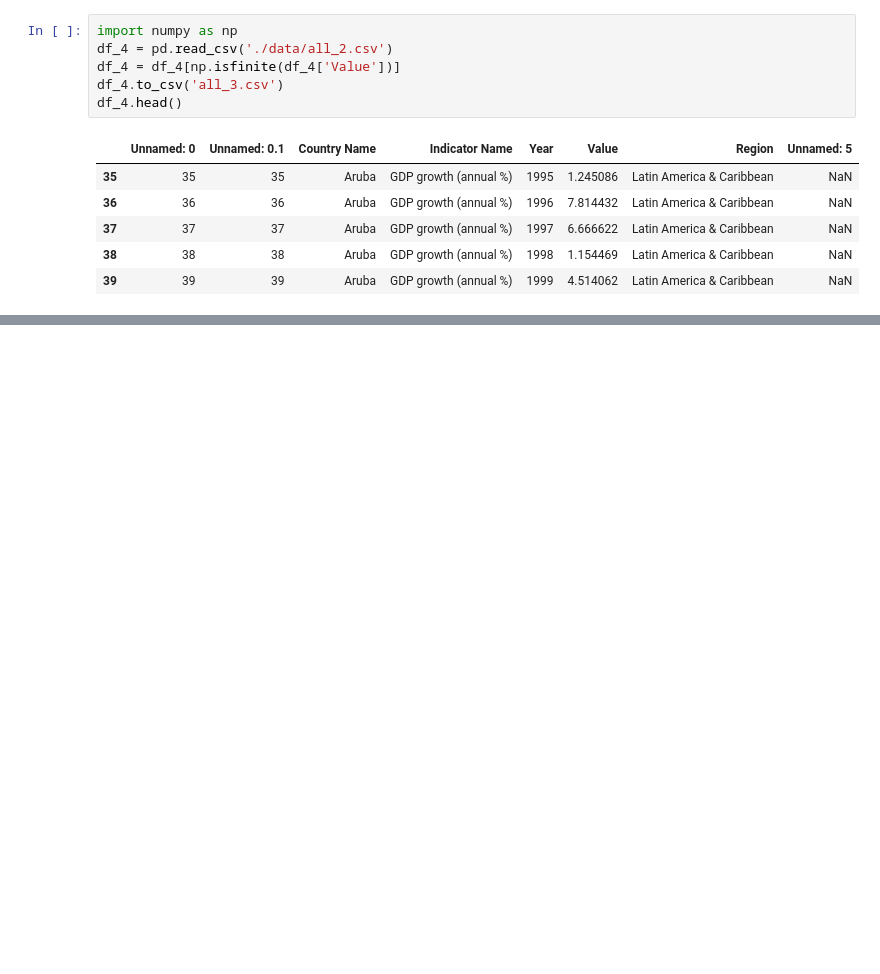
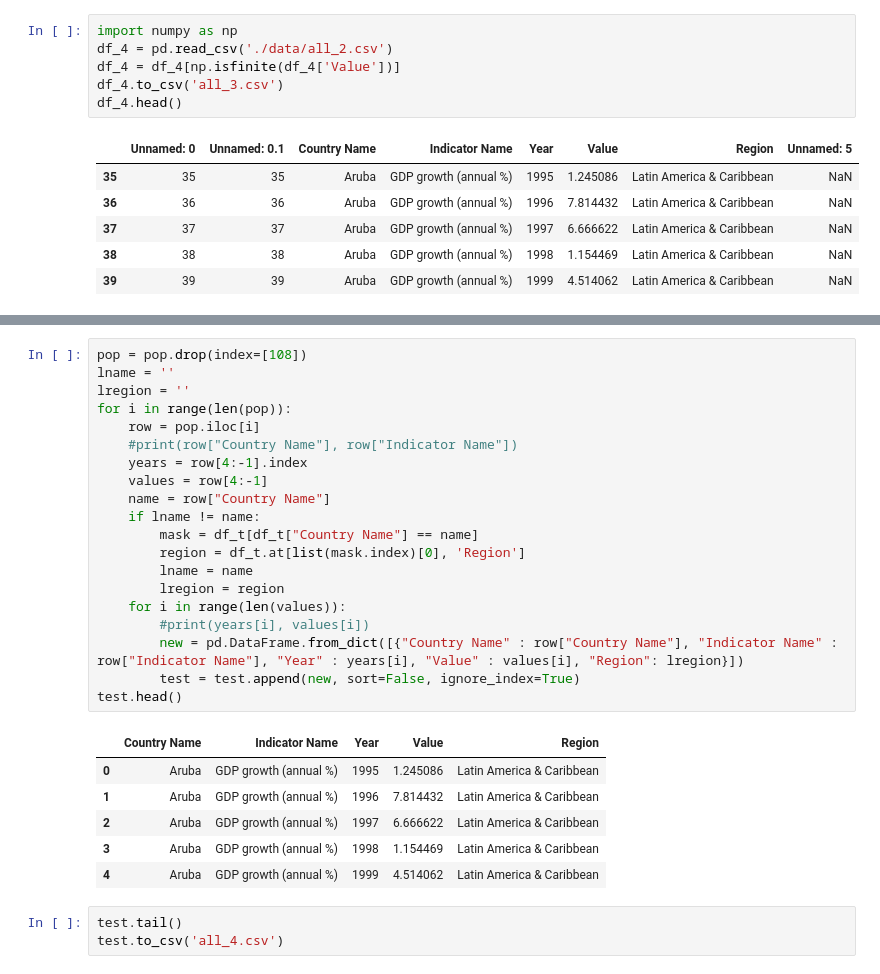
Before and after one commit to Devilmoon/DaViEx, a Jupyter notebook: static/data/preprocess.ipynb, the cells around one changed output, grey strips where cells are left out. Saved outputs shown, nothing was run; the diff lists cells and outputs as text; blank space fills up the shorter version.

```diff
--- a/static/data/preprocess.ipynb
+++ b/static/data/preprocess.ipynb
@@ -41,0 +59,30 @@ df_4.head()
+# %%
+pop = pop.drop(index=[108])
+lname = ''
+lregion = ''
+for i in range(len(pop)):
+    row = pop.iloc[i]
+    #print(row["Country Name"], row["Indicator Name"])
+    years = row[4:-1].index
+    values = row[4:-1]
+    name = row["Country Name"]
+    if lname != name:
+        mask = df_t[df_t["Country Name"] == name]
+        region = df_t.at[list(mask.index)[0], 'Region']
+        lname = name
+        lregion = region
+    for i in range(len(values)):
+        #print(years[i], values[i])
+        new = pd.DataFrame.from_dict([{"Country Name" : row["Country Name"], "Indicator Name" : row["Indicator Name"], "Year" : years[i], "Value" : values[i], "Region": lregion}])
+        test = test.append(new, sort=False, ignore_index=True)
+test.head()
+# %% [output]
+|  | Country Name | Indicator Name | Year | Value | Region |
+| 0 | Aruba | GDP growth (annual %) | 1995 | 1.245086 | Latin America & Caribbean |
+| 1 | Aruba | GDP growth (annual %) | 1996 | 7.814432 | Latin America & Caribbean |
+| 2 | Aruba | GDP growth (annual %) | 1997 | 6.666622 | Latin America & Caribbean |
+| 3 | Aruba | GDP growth (annual %) | 1998 | 1.154469 | Latin America & Caribbean |
+| 4 | Aruba | GDP growth (annual %) | 1999 | 4.514062 | Latin America & Caribbean |
+# %%
+test.tail()
+test.to_csv('all_4.csv')
```
Also changed, not shown: parts of 9 cells of this notebook, 2 other files.
